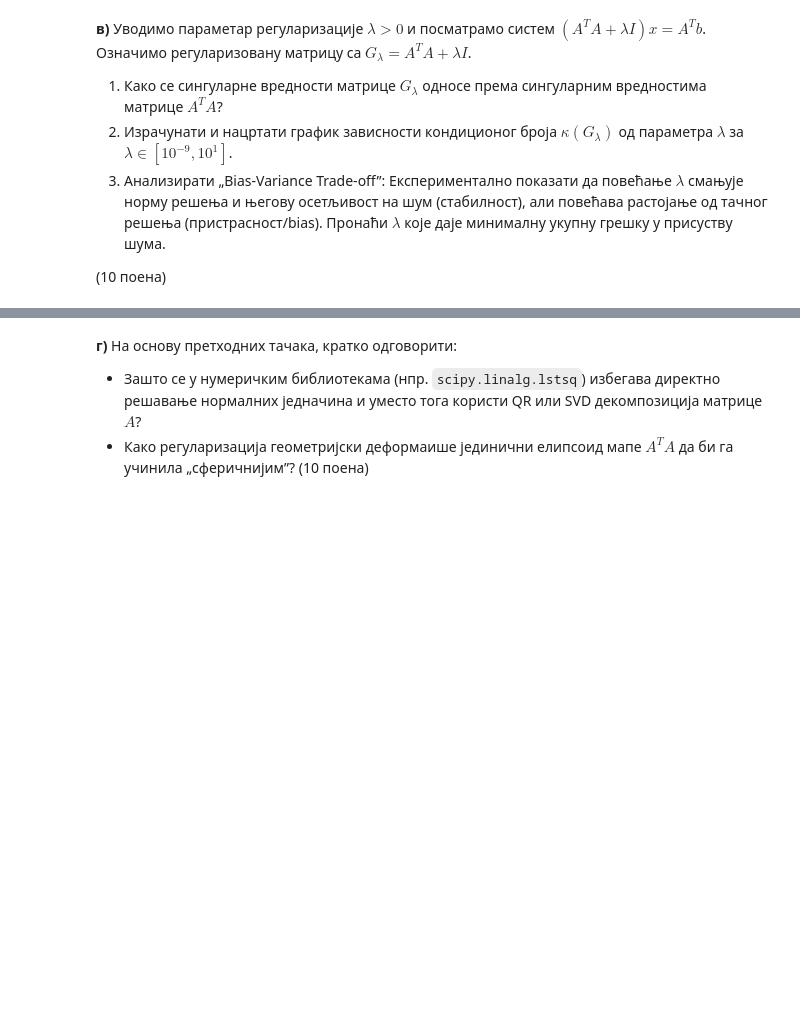
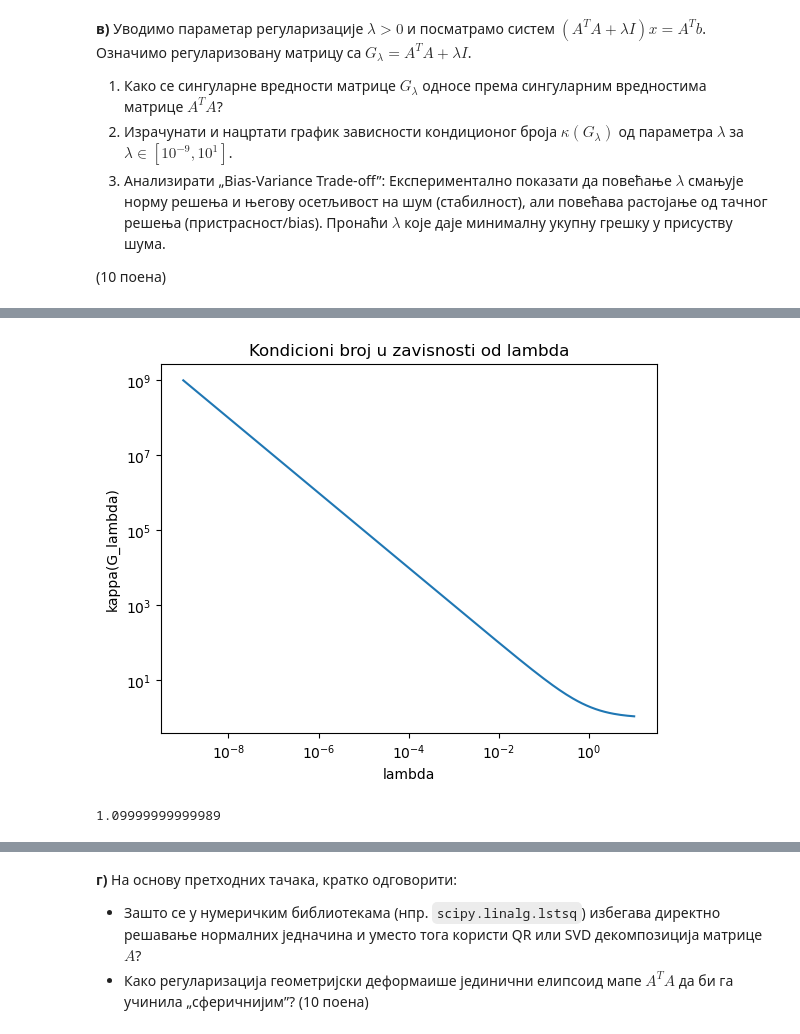
Before and after one commit to paunovicjovan/mathematical-methods-for-machine-learning, a Jupyter notebook: Homeworks/06Domaci_Jovan_Paunovic.ipynb, the cells around one changed output, grey strips where cells are left out. Drawn from its saved outputs; the diff is of its cells as text; code cells hidden in the pictures; blank space fills up the shorter version.

```diff
--- a/Homeworks/06Domaci_Jovan_Paunovic.ipynb
+++ b/Homeworks/06Domaci_Jovan_Paunovic.ipynb
@@ -382,0 +544,21 @@ U praksi, velika vrednost $\kappa(A)$ ukazuje na multikolinearnost i potencijaln
+# %%
+# možemo da iskoristimo matricu A iz prethodnog dela zadatka
+U, S, Vt = np.linalg.svd(A, full_matrices=False)
+
+sigma_max2 = S.max()**2
+sigma_min2 = S.min()**2
+
+lambdas = np.logspace(-9, 1, 200)
+kappa_vals = (sigma_max2 + lambdas) / (sigma_min2 + lambdas)
+
+plt.figure()
+plt.loglog(lambdas, kappa_vals)
+plt.xlabel("lambda")
+plt.ylabel("kappa(G_lambda)")
+plt.title("Kondicioni broj u zavisnosti od lambda")
+plt.show()
+
+print(kappa_vals.min())
+# %% [output]
+[figure, added]
+1.09999999999989
```
Also changed, not shown: parts of 9 cells of this notebook.
